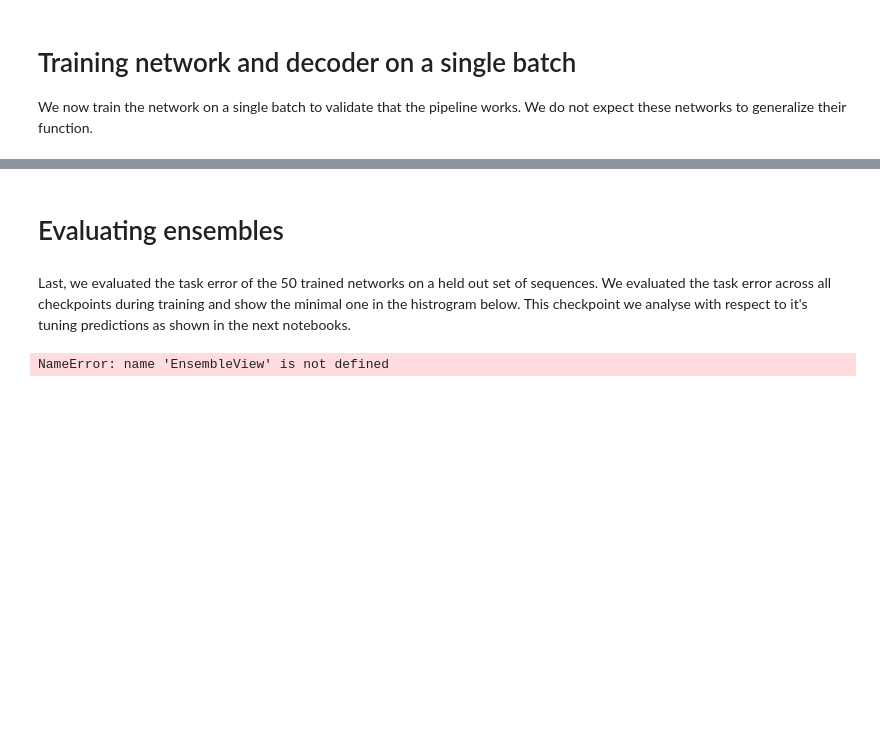
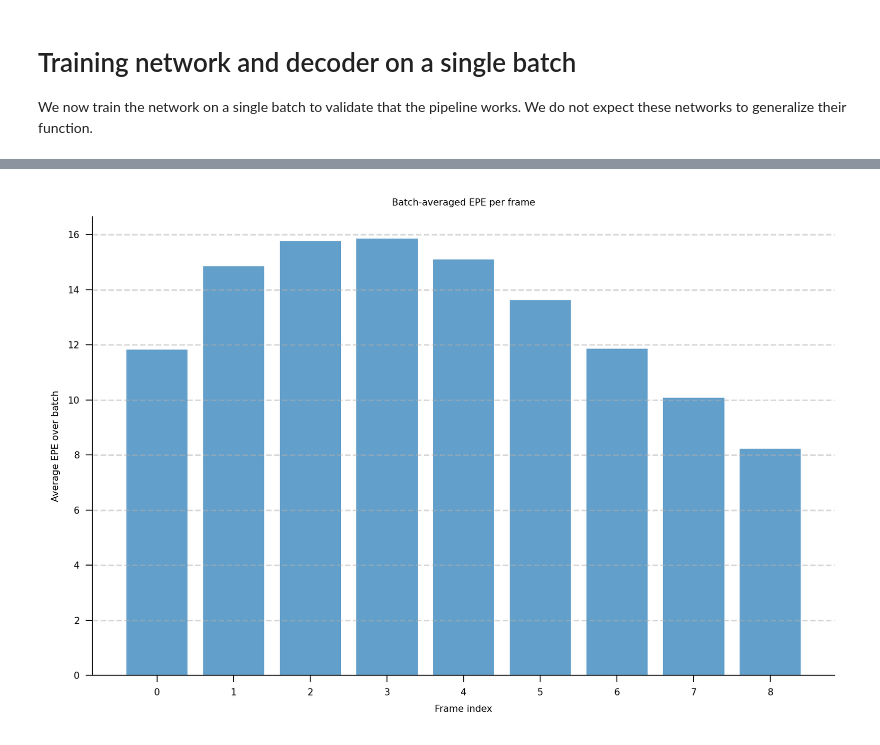
Before and after one commit to greenfire0/flyvis, a Jupyter notebook: examples/mc/02_flyvision_optic_flow_task.ipynb, the cells around one changed output, grey strips where cells are left out. Saved outputs shown, nothing was run; the diff lists cells and outputs as text; code cells hidden in the pictures; blank space fills up the shorter version.

```diff
--- a/examples/mc/02_flyvision_optic_flow_task.ipynb
+++ b/examples/mc/02_flyvision_optic_flow_task.ipynb
@@ -691,8 +702,9 @@ ft3d = MultiTaskFlyingThings3D(
 # %%
+
 t_pre = 0.5
 dt = 1 / 50
 batch_size = 16
-train_loader = DataLoader(ft3d, batch_size=batch_size,drop_last=True)
+train_loader = DataLoader(normalized_ft3d, batch_size=batch_size,drop_last=True)
 #batch = next(iter(train_loader))
 # %%
 torch.cuda.empty_cache()         # clears *cached* but not live memory
@@ -786,16 +801,14 @@ KeyboardInterrupt:
 # %%
-lum = batch["rgb"]   # Remove batch dimension
-flow = batch["flow"][0] # Remove batch dimension
+lum = batch["lum"]   # Remove batch dimension
+flow= batch["flow"][0] # Remove batch dimension
 
-
-#stationary_state = network.fade_in_state(1.0, dataset.dt, lum[[0]])
 net_custom.stimulus.zero()
 net_custom.stimulus.add_input(lum)
 activity_custom = net_custom(net_custom.stimulus(), dt=1/50, state=initial_state_custom)
 
 net_default.stimulus.zero()
 net_default.stimulus.add_input(lum)
-activity_custom = net_default(net_default.stimulus(), dt=1/50, state=initial_state_default)
+activity_default = net_default(net_default.stimulus(), dt=1/50, state=initial_state_default)
 # %%
 y_pred_custom = decoder_custom(activity_custom)
 y_pred_default = decoder_default(activity_default)
@@ -866,4 +830,0 @@ We expect the accuracy is not as good as the overfitted example because this net
-# %% [markdown]
-# Evaluating ensembles
-# %% [markdown]
-Last, we evaluated the task error of the 50 trained networks on a held out set of sequences. We evaluated the task error across all checkpoints during training and show the minimal one in the histrogram below. This checkpoint we analyse with respect to it's tuning predictions as shown in the next notebooks.
@@ -872,4 +830,0 @@ from flyvis import EnsembleView
-# %%
-ensemble = EnsembleView("flow/0000")
-# %% [output]
-NameError: name 'EnsembleView' is not defined
@@ -877,0 +831,31 @@ ensemble.task_error_histogram()
+# %%
+import numpy as np
+import matplotlib.pyplot as plt
+
+y_pred_all = y_pred_custom.detach().cpu().numpy()  # (B, T, 2, 721)
+gt_all     = batch["flow"].detach().cpu().numpy()  # (B, T, 2, 721)
+
+B, T, _, _ = y_pred_all.shape
+
+# Pre‐allocate
+errors_per_frame = np.zeros(T)
+
+for t in range(T):
+    # diff_t: shape (B, 2, 721)
+    diff_t = y_pred_all[:, t, :, :] - gt_all[:, t, :, :]
+    # mag_t: shape (B, 721), since axis=1 reduces the "2"-dim into per‐pixel norm
+    mag_t = np.linalg.norm(diff_t, axis=1)   # <-- axis=1, not axis=0
+    # Now average over all pixels (dim=1) and all batch entries
+    errors_per_frame[t] = mag_t.mean()
+
+plt.figure(figsize=(6, 4))
+plt.bar(np.arange(T), errors_per_frame, alpha=0.7)
+plt.xlabel("Frame index")
+plt.ylabel("Average EPE over batch")
+plt.title("Batch‐averaged EPE per frame")
+plt.xticks(np.arange(T))
+plt.grid(axis="y", linestyle="--", alpha=0.5)
+plt.tight_layout()
+plt.show()
+# %% [output]
+[figure, added]
```
Also changed, not shown: parts of 33 cells of this notebook, 2 other files.
